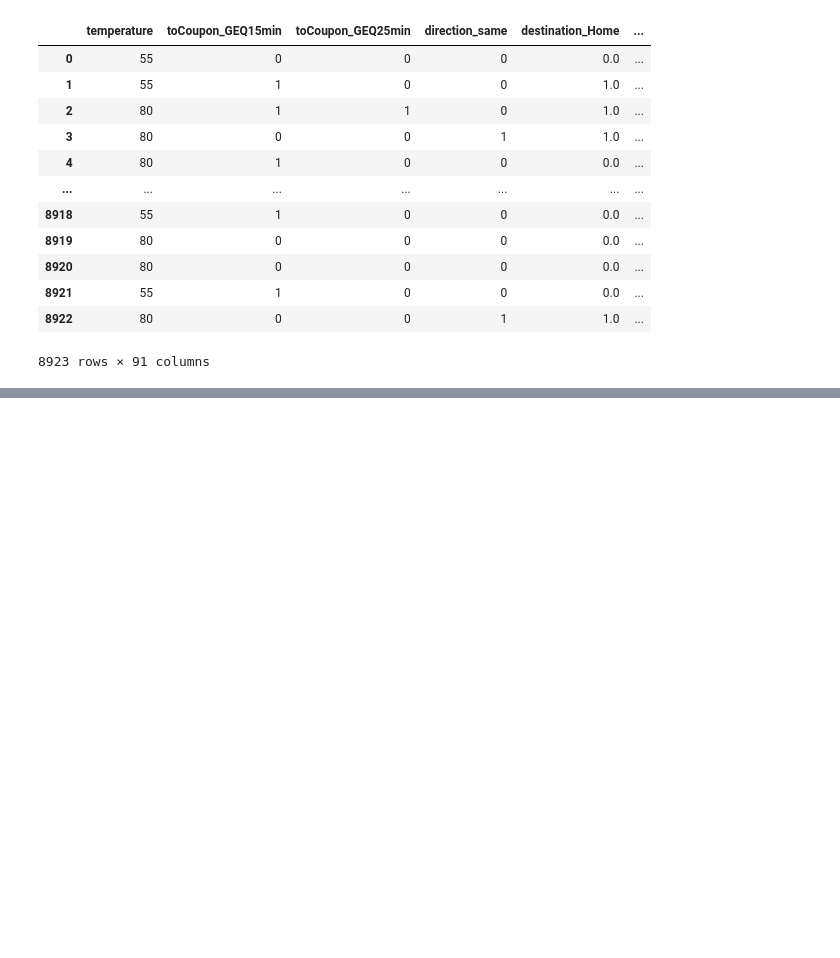
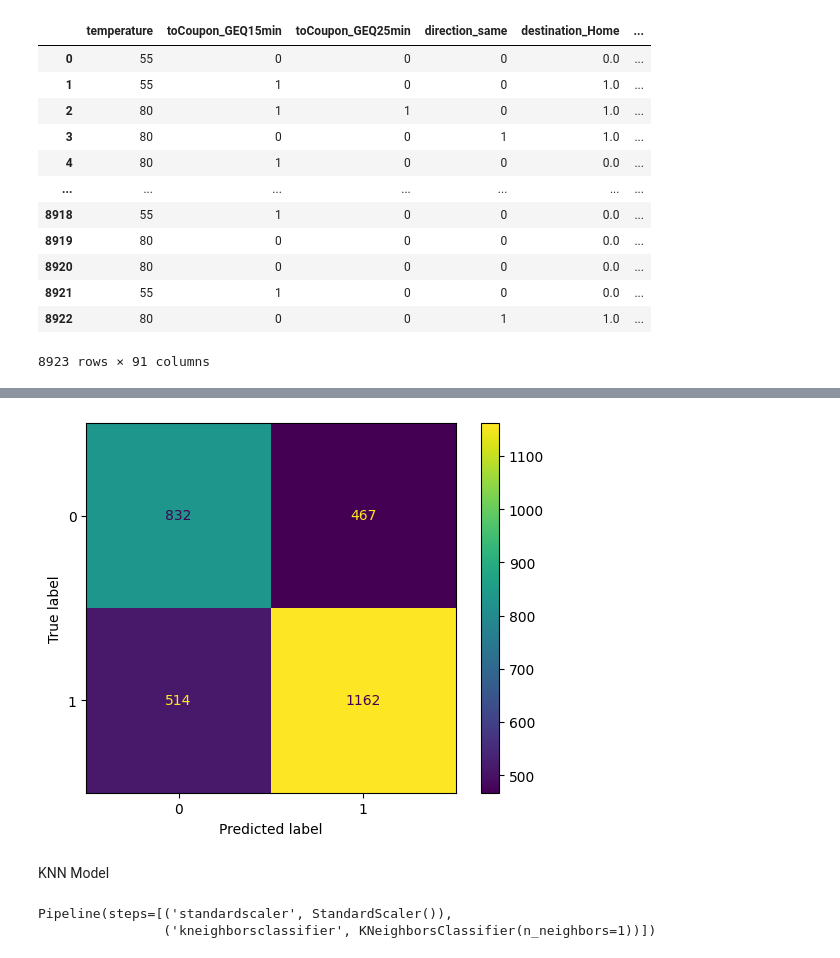
Before and after one commit to Oruka01/Food-Sale-Predictions, a Jupyter notebook: Project_2_Part_4.ipynb, the cells around one changed output, grey strips where cells are left out. Drawn from its saved outputs; the diff is of its cells as text; code cells hidden in the pictures; blank space fills up the shorter version.

```diff
--- a/Project_2_Part_4.ipynb
+++ b/Project_2_Part_4.ipynb
@@ -888,0 +645,3 @@ I choose the decision tree model.
+# %%
+# make predictions on the test set
+dt_pred = dec_tree.predict(X_test_processed)
@@ -888,0 +684,7 @@ I choose the decision tree model.
+# %%
+# Plot the confusion matrix
+ConfusionMatrixDisplay.from_predictions(y_test, dt_pred);
+# %% [output]
+[figure, added]
+# %% [markdown]
+KNN Model
@@ -888,0 +701,6 @@ I choose the decision tree model.
+# %%
+knn_pipe = make_pipeline(scaler, knn)
+knn_pipe.fit(X_train_processed, y_train)
+# %% [output]
+Pipeline(steps=[('standardscaler', StandardScaler()),
+                ('kneighborsclassifier', KNeighborsClassifier(n_neighbors=1))])
```
Also changed, not shown: parts of 104 cells of this notebook.
